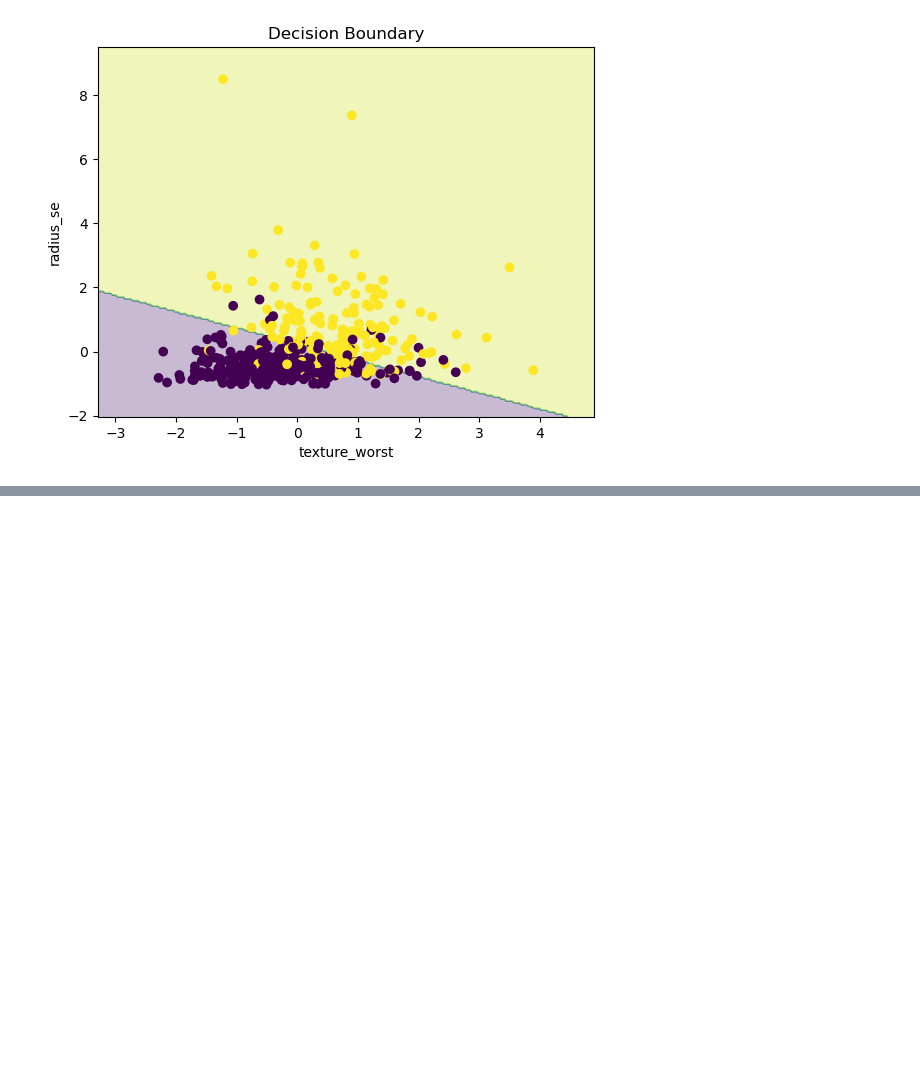
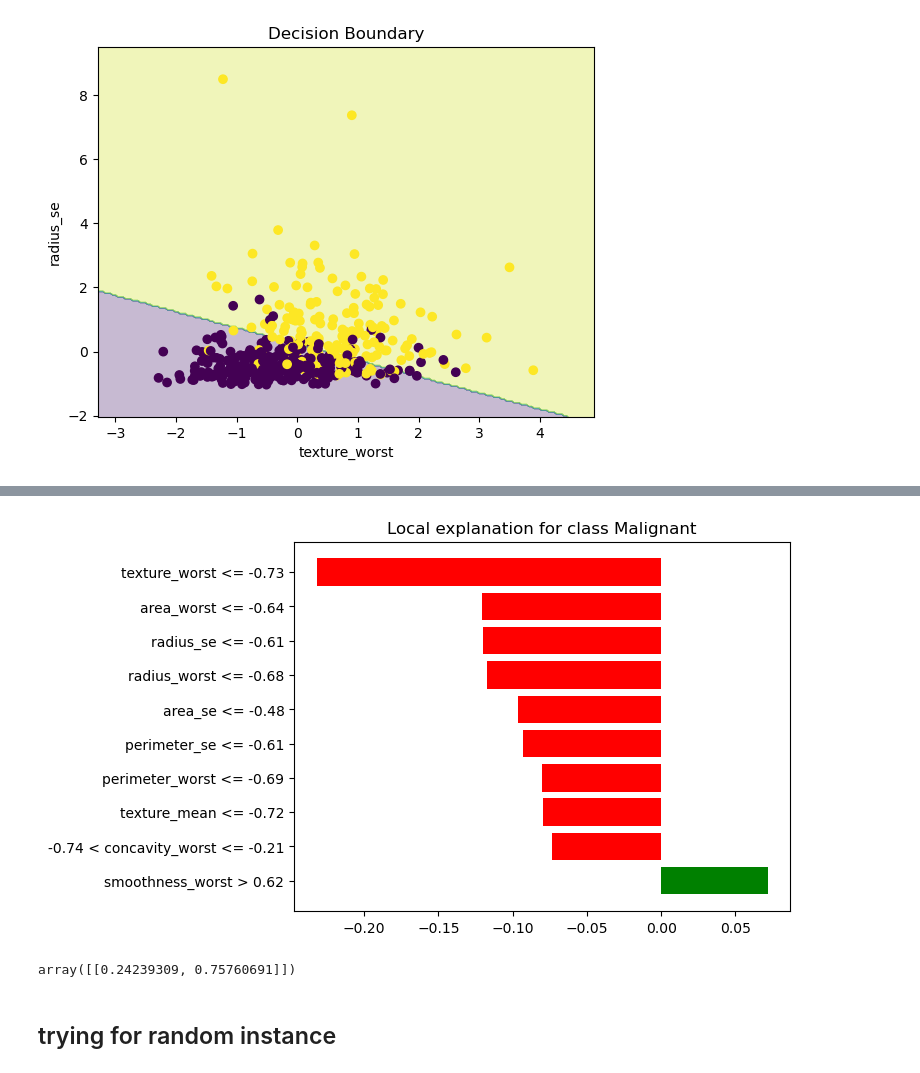
Before and after one commit to dishayayyy/interpretable-models, a Jupyter notebook: logistic.ipynb, the cells around one changed output, grey strips where cells are left out. Drawn from its saved outputs; the diff is of its cells as text; code cells hidden in the pictures; blank space fills up the shorter version.

Commit message:
Add files via upload
added LIME

```diff
--- a/logistic.ipynb
+++ b/logistic.ipynb
@@ -199,0 +225,16 @@ plt.show()
+# %%
+explainer = LimeTabularExplainer(
+    training_data=X_train_scaled,
+    feature_names=X.columns,
+    class_names=["Benign","Malignant"],
+    mode="classification",
+    random_state=42
+)
+# %%
+instance = X_test_scaled[0]
+# %%
+exp = explainer.explain_instance(
+    instance,
+    model.predict_proba,
+    num_features=10
+)
@@ -199,0 +254,11 @@ plt.show()
+# %%
+fig = exp.as_pyplot_figure()
+plt.show()
+# %% [output]
+[figure, added]
+# %%
+model.predict_proba(instance.reshape(1,-1))
+# %% [output]
+array([[0.24239309, 0.75760691]])
+# %% [markdown]
+## trying for random instance
```
Also changed, not shown: parts of 10 cells of this notebook.
